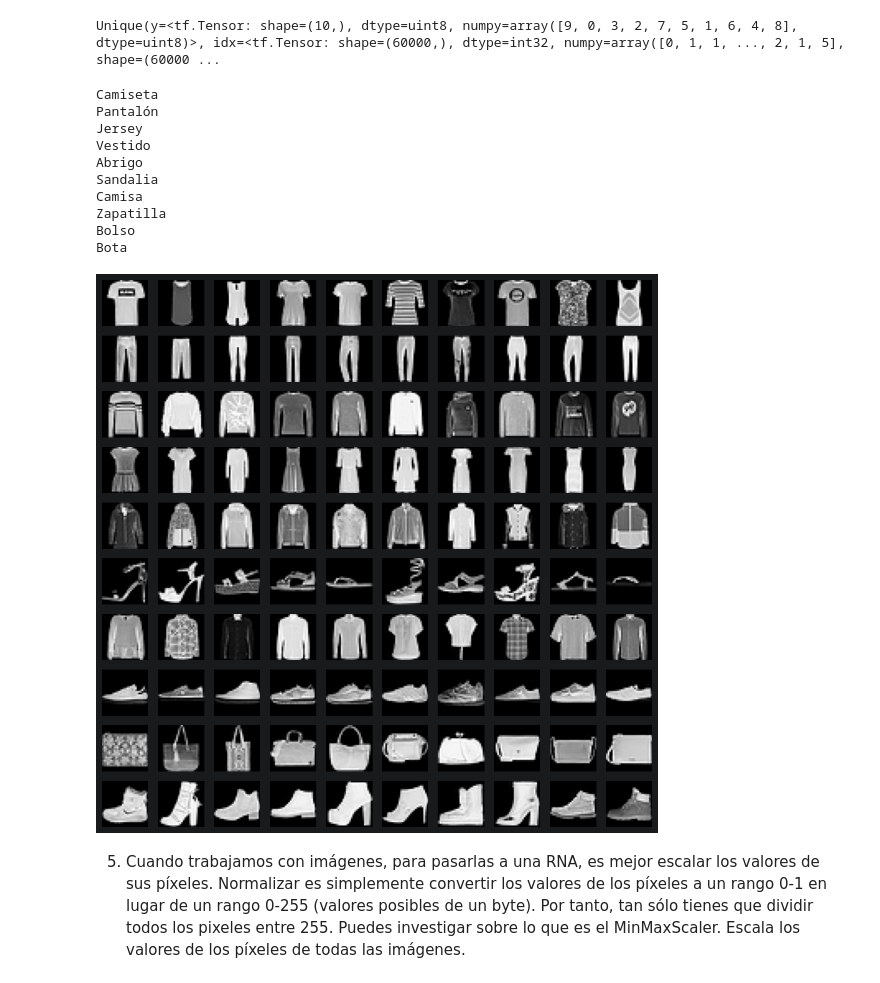
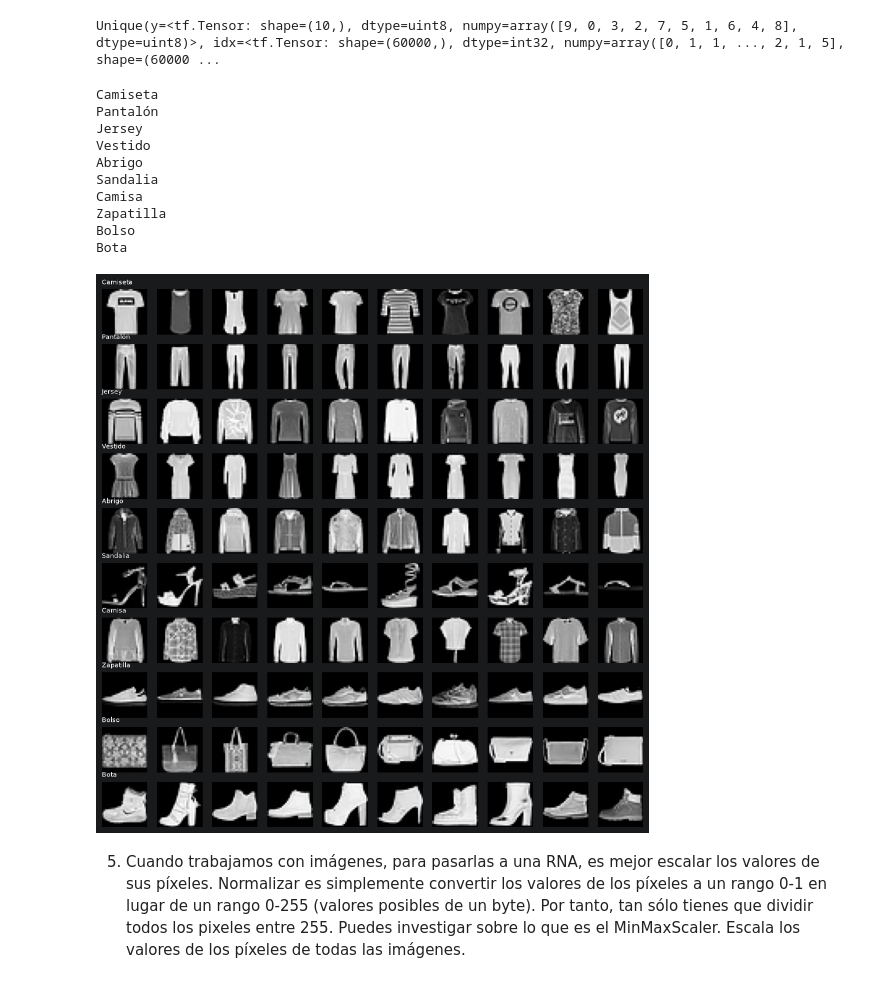
Before and after one commit to Pablosede/PIA, a Jupyter notebook: RNA (UT4-UT5)/practica5.3.ipynb, the cells around one changed output. Saved outputs shown, nothing was run; the diff lists cells and outputs as text; code cells hidden in the pictures.

```diff
--- a/RNA (UT4-UT5)/practica5.3.ipynb
+++ b/RNA (UT4-UT5)/practica5.3.ipynb
@@ -79,28 +71,27 @@ Unique(y=<tf.Tensor: shape=(10,), dtype=uint8, numpy=array([9, 0, 3, 2, 7, 5, 1,
 # %%
 class_names = ['Camiseta', 'Pantalón', 'Jersey', 'Vestido', 'Abrigo', 'Sandalia', 'Camisa', 'Zapatilla', 'Bolso', 'Bota']
 x,idx = tf.unique(training_labels)
 fig, axes = plt.subplots(10, 10, figsize=(12, 12))
 for i in range(10):
     print(class_names[i])
     for j in range(10):
-        # Encontrar la primera imagen de la clase i
         idx = (training_labels == i).nonzero()[0][j]
         axes[i, j].imshow(training_images[idx], cmap='gray')
         axes[i, j].axis('off')
         if j == 0:
-            axes[i, j].set_ylabel(class_names[i])
+            axes[i, j].set_title(class_names[i], fontsize=8, loc='left')
 # %% [output]
 Camiseta
 Pantalón
 Jersey
 Vestido
 Abrigo
 Sandalia
 Camisa
 Zapatilla
 Bolso
 Bota
-[figure, old version]
+[figure, new version]
 # %% [markdown]
 5. Cuando trabajamos con imágenes, para pasarlas a una RNA, es mejor escalar los valores de sus píxeles. Normalizar es simplemente convertir los valores de los píxeles a un rango 0-1 en lugar de un rango 0-255 (valores posibles de un byte). Por tanto, tan sólo tienes que dividir todos los pixeles entre 255. Puedes investigar sobre lo que es el MinMaxScaler. Escala los valores de los píxeles de todas las imágenes.
 # %%
```
Also changed, not shown: parts of 18 cells of this notebook.
